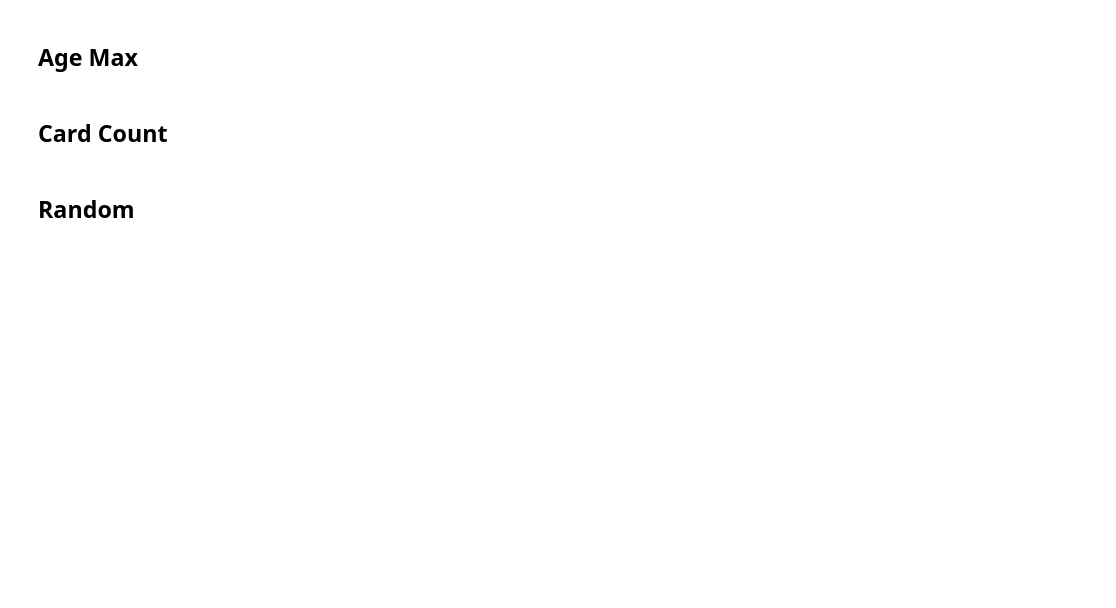
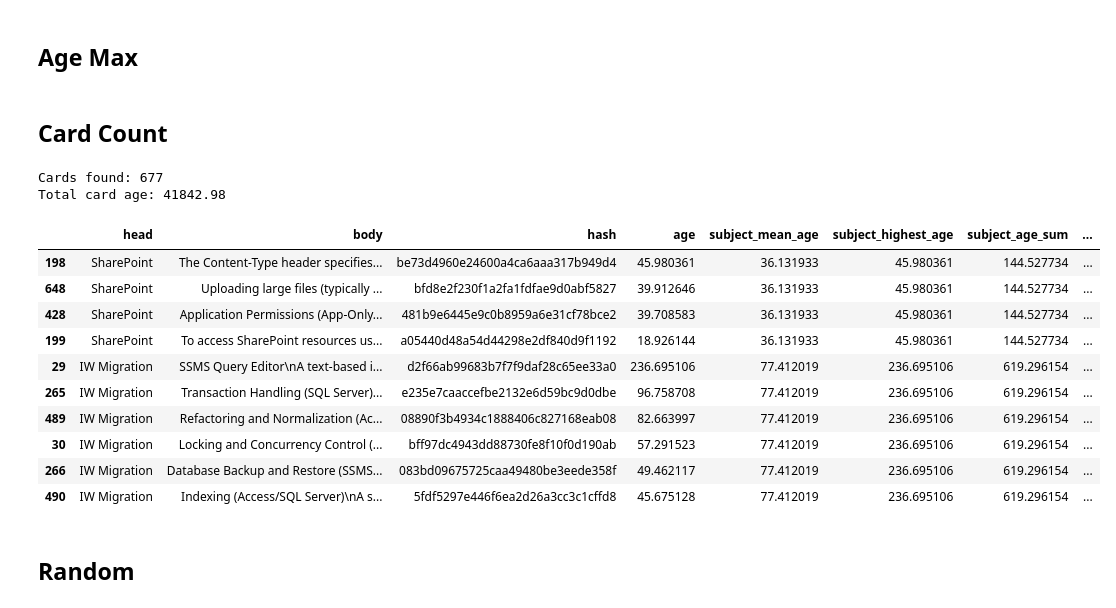
Before and after one commit to JayTY94/Certcards-refresh, a Jupyter notebook: shuffle.ipynb, the cells around one changed output. Drawn from its saved outputs; the diff is of its cells as text; code cells hidden in the pictures; blank space fills up the shorter version.

```diff
--- a/shuffle.ipynb
+++ b/shuffle.ipynb
@@ -239,18 +225,32 @@ Total card age: 41185.48
 # %% [markdown]
 ## Card Count
 # %%
-# n=10
-# existing_cards['frequency']  = existing_cards.groupby('head').transform('count')['body']
-# existing_cards['count'] = existing_cards.sort_values('age', ascending=False).groupby('head').cumcount()
-# existing_cards['n_fold'] = existing_cards['count'] // n
+n=10
+existing_cards['frequency']  = existing_cards.groupby('head').transform('count')['body']
+existing_cards['count'] = existing_cards.sort_values('age', ascending=False).groupby('head').cumcount()
+existing_cards['n_fold'] = existing_cards['count'] // n
 
-# if existing_cards['age'].sum() > 0:
-#     # existing_cards['neg_subject_highest_age'] = existing_cards['subject_highest_age'] *-1
-#     existing_cards['neg_age'] = existing_cards['age'] *-1
-# existing_cards.sort_values(['n_fold', 'frequency', 'neg_age'], inplace=True)
-# remake_card_document(existing_cards=existing_cards)
+if existing_cards['age'].sum() > 0:
+    # existing_cards['neg_subject_highest_age'] = existing_cards['subject_highest_age'] *-1
+    existing_cards['neg_age'] = existing_cards['age'] *-1
+existing_cards.sort_values(['n_fold', 'frequency', 'neg_age'], inplace=True)
+remake_card_document(existing_cards=existing_cards)
 
-# existing_cards.head(10)
+existing_cards.head(10)
+# %% [output]
+Cards found: 677
+Total card age: 41842.98
+|  | head | body | hash | age | subject_mean_age | subject_highest_age | subject_age_sum | ... |
+| 198 | SharePoint | The Content-Type header specifies... | be73d4960e24600a4ca6aaa317b949d4 | 45.980361 | 36.131933 | 45.980361 | 144.527734 | ... |
+| 648 | SharePoint | Uploading large files (typically ... | bfd8e2f230f1a2fa1fdfae9d0abf5827 | 39.912646 | 36.131933 | 45.980361 | 144.527734 | ... |
+| 428 | SharePoint | Application Permissions (App-Only... | 481b9e6445e9c0b8959a6e31cf78bce2 | 39.708583 | 36.131933 | 45.980361 | 144.527734 | ... |
+| 199 | SharePoint | To access SharePoint resources us... | a05440d48a54d44298e2df840d9f1192 | 18.926144 | 36.131933 | 45.980361 | 144.527734 | ... |
+| 29 | IW Migration | SSMS Query Editor\nA text-based i... | d2f66ab99683b7f7f9daf28c65ee33a0 | 236.695106 | 77.412019 | 236.695106 | 619.296154 | ... |
+| 265 | IW Migration | Transaction Handling (SQL Server)... | e235e7caaccefbe2132e6d59bc9d0dbe | 96.758708 | 77.412019 | 236.695106 | 619.296154 | ... |
+| 489 | IW Migration | Refactoring and Normalization (Ac... | 08890f3b4934c1888406c827168eab08 | 82.663997 | 77.412019 | 236.695106 | 619.296154 | ... |
+| 30 | IW Migration | Locking and Concurrency Control (... | bff97dc4943dd88730fe8f10f0d190ab | 57.291523 | 77.412019 | 236.695106 | 619.296154 | ... |
+| 266 | IW Migration | Database Backup and Restore (SSMS... | 083bd09675725caa49480be3eede358f | 49.462117 | 77.412019 | 236.695106 | 619.296154 | ... |
+| 490 | IW Migration | Indexing (Access/SQL Server)\nA s... | 5fdf5297e446f6ea2d26a3cc3c1cffd8 | 45.675128 | 77.412019 | 236.695106 | 619.296154 | ... |
 # %% [markdown]
 
 ## Random
```
Also changed, not shown: parts of 6 cells of this notebook, 3 other files.
